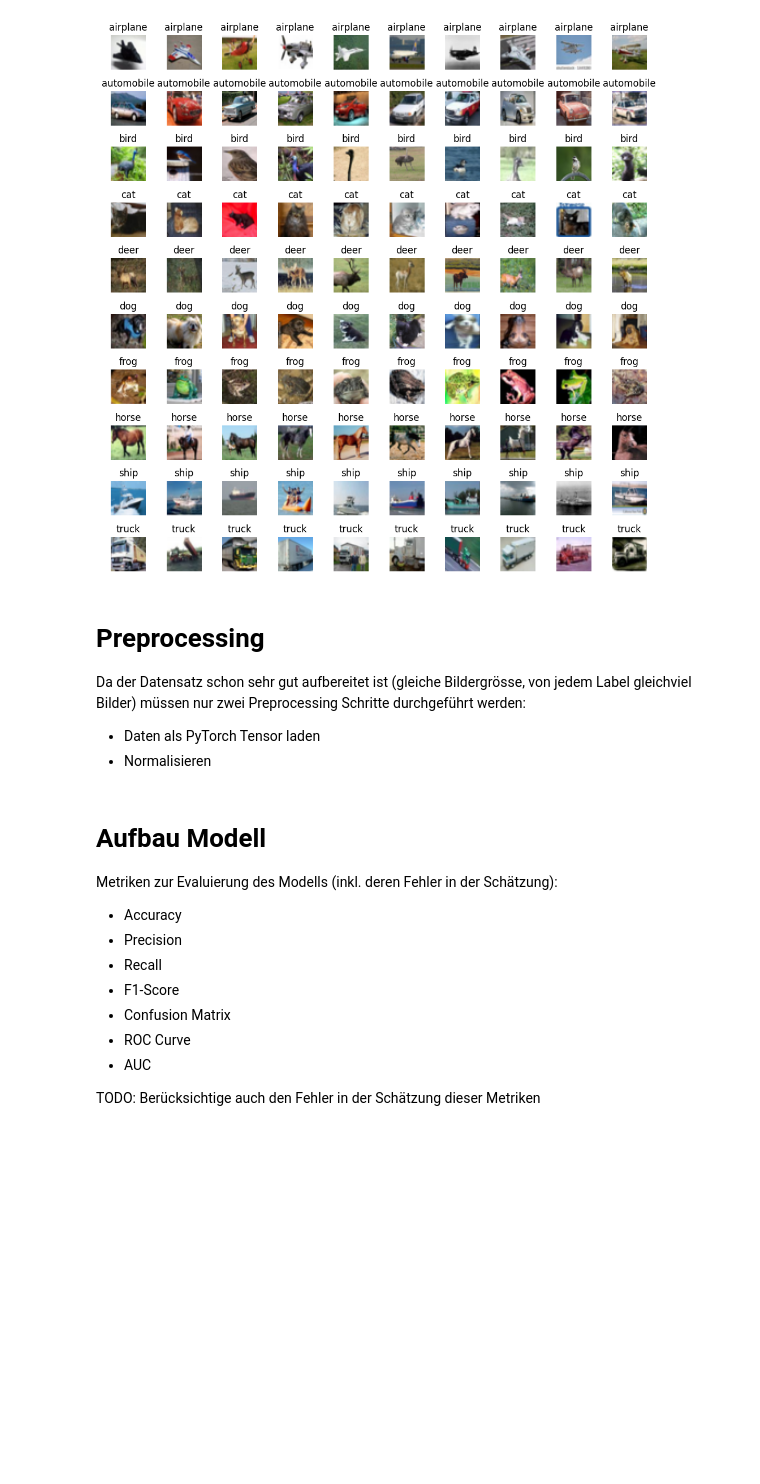
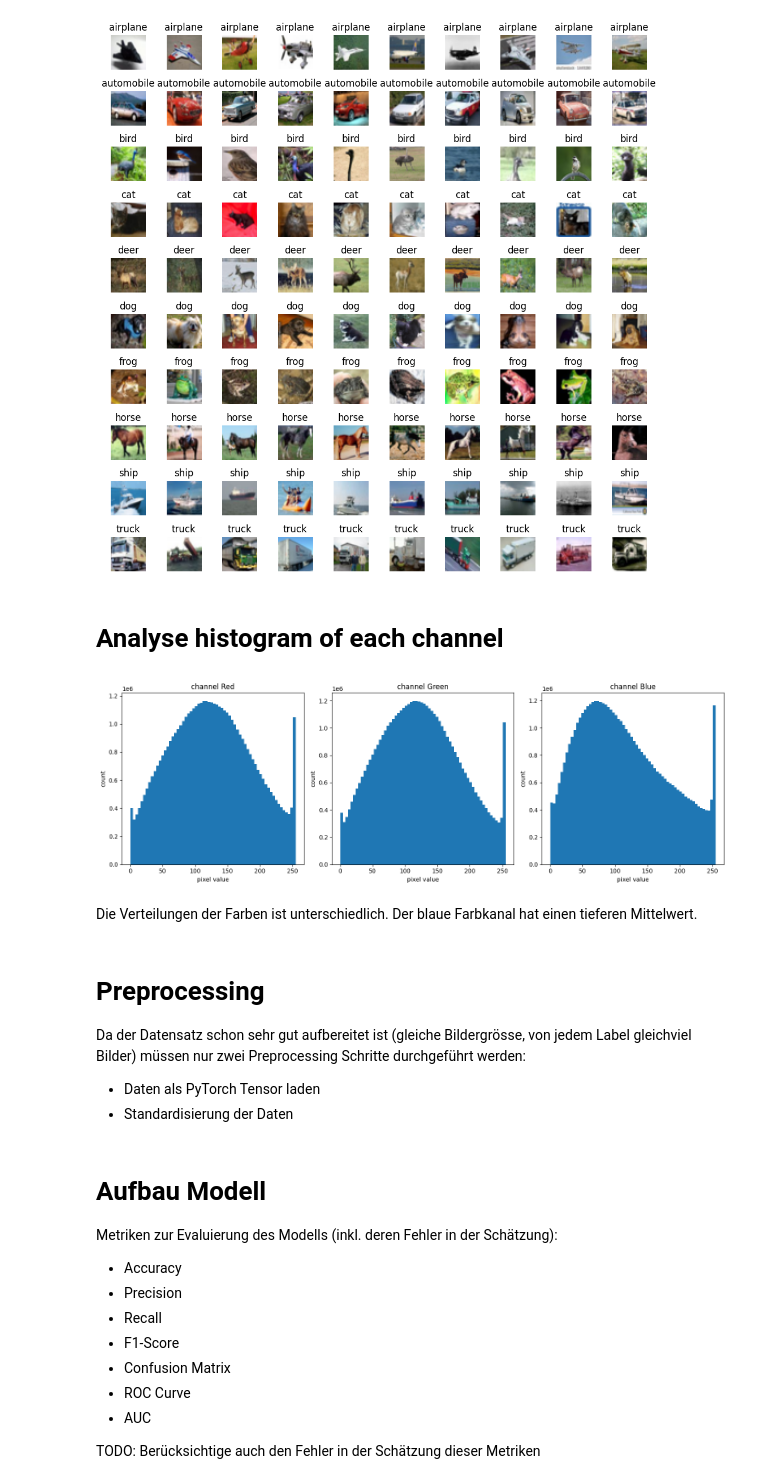
Before and after one commit to florinbarbisch/del, a Jupyter notebook: mc1.ipynb, the cells around one changed output. Cells and saved outputs as stored; diff of their text form; code cells hidden in the pictures; blank space fills up the shorter version.

```diff
--- a/mc1.ipynb
+++ b/mc1.ipynb
@@ -136,11 +136,27 @@ plt.tight_layout()
 plt.show()
 # %% [output]
 [figure]
+# %% [markdown]
+# Analyse histogram of each channel
+# %%
+# analyze the histogram of each channel
+fig, axs = plt.subplots(1, 3, figsize=(15, 5))
+for i in range(3):
+    axs[i].hist(train_images[:, i*1024:(i+1)*1024].flatten(), bins=64)
+    axs[i].set_title('channel ' + ["Red", "Green", "Blue"][i])
+    axs[i].set_xlabel('pixel value')
+    axs[i].set_ylabel('count')
+plt.tight_layout()
+plt.show()
+# %% [output]
+[figure, added]
+# %% [markdown]
+Die Verteilungen der Farben ist unterschiedlich. Der blaue Farbkanal hat einen tieferen Mittelwert.
 # %% [markdown]
 # Preprocessing
 Da der Datensatz schon sehr gut aufbereitet ist (gleiche Bildergrösse, von jedem Label gleichviel Bilder) müssen nur zwei Preprocessing Schritte durchgeführt werden:
  - Daten als PyTorch Tensor laden
- - Normalisieren
+ - Standardisierung der Daten
 # %%
 # convert to tensor and normalize the data using pytorch
 train_images = torch.from_numpy(train_images).float()
```
Also changed, not shown: parts of 1 cell of this notebook.
